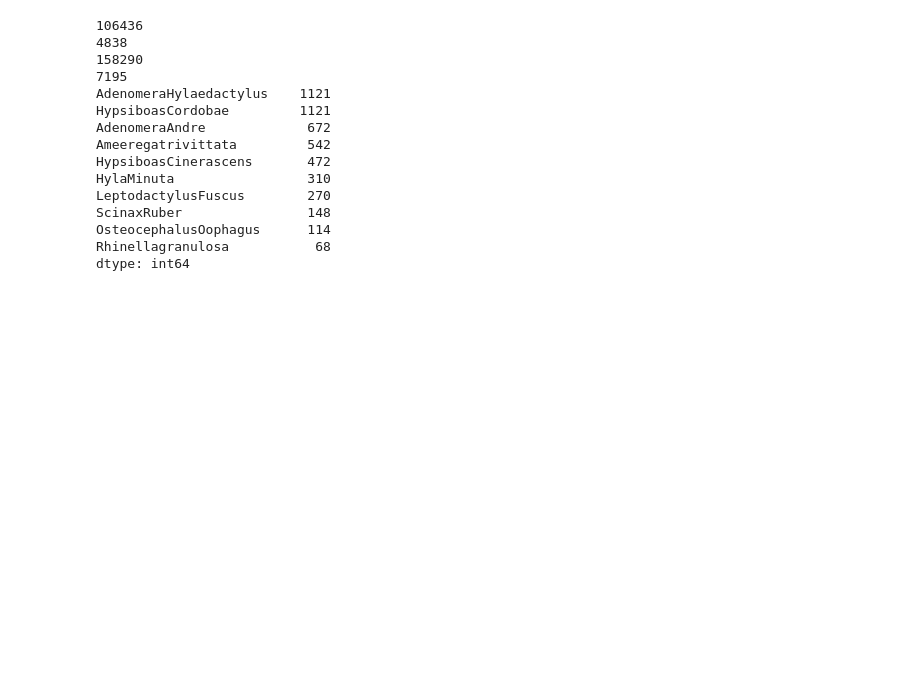
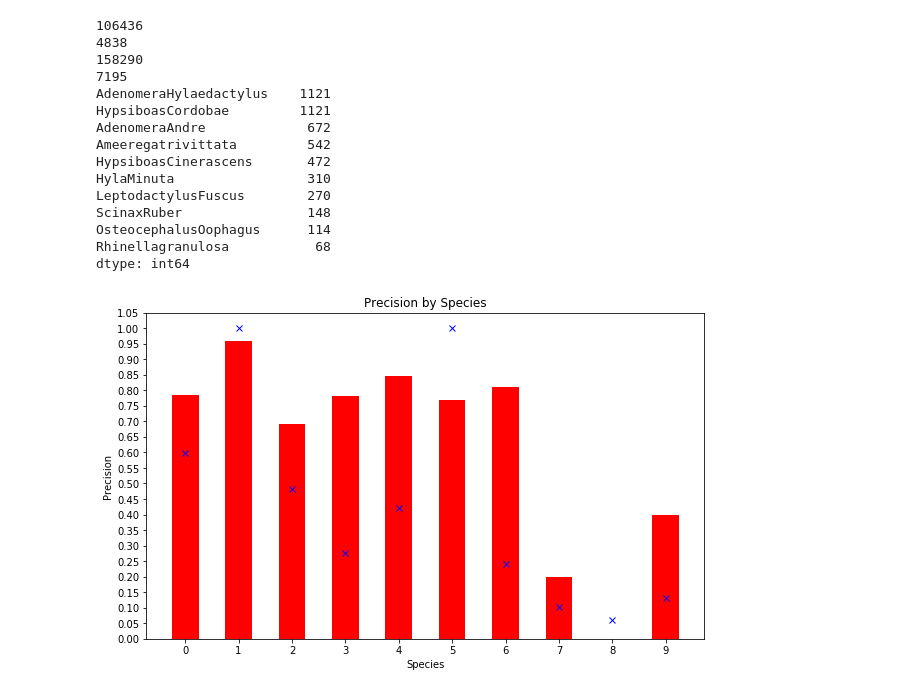
Before and after one commit to diogotorres97/feup-iart, a Jupyter notebook: notebook/anuran_data_visualization.ipynb, the cells around one changed output. Saved outputs shown, nothing was run; the diff lists cells and outputs as text; code cells hidden in the pictures; blank space fills up the shorter version.

```diff
--- a/notebook/anuran_data_visualization.ipynb
+++ b/notebook/anuran_data_visualization.ipynb
@@ -195,6 +198,42 @@ def trainAndTestModel(model, x_train, y_train, x_val, y_val):
     print(report)
 
     return history
+# %%
+featuresMetrics[0]
+
+def plotPrecisionByFeature(values):
+    plt.figure(4)
+
+    precisionSum = np.zeros(10) #Number of features (species)
+    supportSum = np.zeros(10) #Number of features (species)
+
+    for val in values:
+        precisionSum += val['precision']
+        supportSum += val['support']
+
+    avgPrecision = precisionSum / 5 # Number of folds
+    avgSupport = supportSum / 5 # Number of folds
+
+    avgSupport = avgSupport / avgSupport.max()
+
+    plt.xticks(np.arange(0, 10, 1.0))
+    plt.yticks(np.arange(0, 1.1, 0.05))
+
+    plt.xlabel("Species")
+    plt.ylabel("Precision")
+    plt.title("Precision by Species")
+
+    for index, val in enumerate(avgPrecision):
+        plt.bar(index, val, width=0.5, color='red')
+
+    for index, val in enumerate(avgSupport):
+        plt.plot(index, val, 'xb')
+
+    plt.show()
+
+plotPrecisionByFeature(featuresMetrics)
+# %% [output]
+[figure, added]
 # %%
 from sklearn.metrics import classification_report
 from  sklearn.metrics import precision_recall_fscore_support
```
Also changed, not shown: parts of 6 cells of this notebook.
